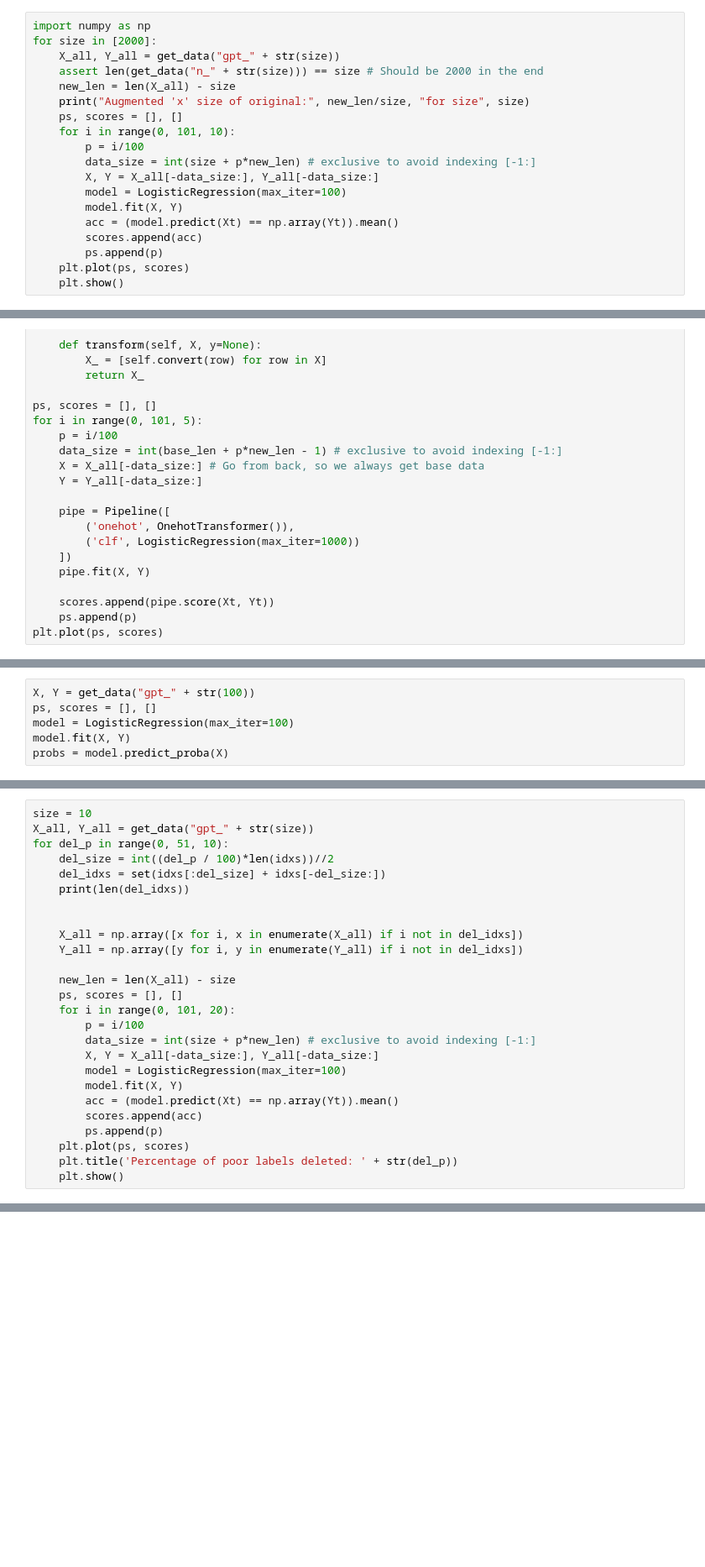
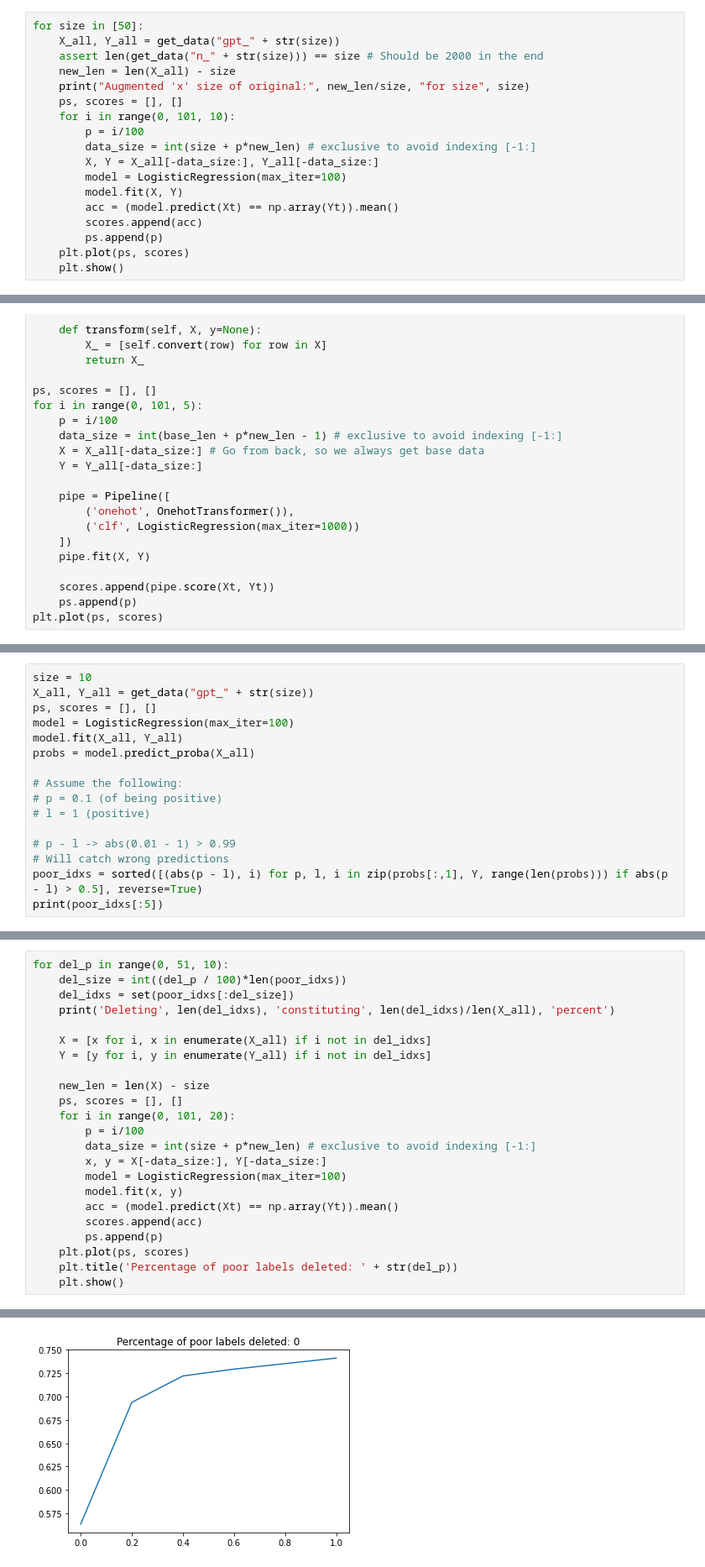
Before and after one commit to Ispanicus/GPTAugmentation, a Jupyter notebook: temp.ipynb, the cells around one changed output, grey strips where cells are left out. Shown at 84% size. Saved outputs shown, nothing was run; the diff lists cells and outputs as text; blank space fills up the shorter version.

```diff
--- a/temp.ipynb
+++ b/temp.ipynb
@@ -12,6 +14,5 @@ Xt, Yt = get_data("dev")
 # %%
-import numpy as np
-for size in [2000]:
+for size in [50]:
     X_all, Y_all = get_data("gpt_" + str(size))
     assert len(get_data("n_" + str(size))) == size # Should be 2000 in the end
     new_len = len(X_all) - size
@@ -102,6 +118,16 @@ get_data("gpt_100")
 # %%
-X, Y = get_data("gpt_" + str(100))
+size = 10
+X_all, Y_all = get_data("gpt_" + str(size))
 ps, scores = [], []
 model = LogisticRegression(max_iter=100)
-model.fit(X, Y)
-probs = model.predict_proba(X)
+model.fit(X_all, Y_all)
+probs = model.predict_proba(X_all)
+
+# Assume the following:
+# p = 0.1 (of being positive)
+# l = 1 (positive)
+
+# p - l -> abs(0.01 - 1) > 0.99
+# Will catch wrong predictions
+poor_idxs = sorted([(abs(p - l), i) for p, l, i in zip(probs[:,1], Y, range(len(probs))) if abs(p - l) > 0.5], reverse=True)
+print(poor_idxs[:5])
@@ -116,26 +143,24 @@ idxs = sorted((p, i) for p, l, i in zip(probs[:,1], Y, range(len(probs))) if abs
 # %%
-size = 10
-X_all, Y_all = get_data("gpt_" + str(size))
 for del_p in range(0, 51, 10):
-    del_size = int((del_p / 100)*len(idxs))//2
-    del_idxs = set(idxs[:del_size] + idxs[-del_size:])
-    print(len(del_idxs))
+    del_size = int((del_p / 100)*len(poor_idxs))
+    del_idxs = set(poor_idxs[:del_size])
+    print('Deleting', len(del_idxs), 'constituting', len(del_idxs)/len(X_all), 'percent')
 
+    X = [x for i, x in enumerate(X_all) if i not in del_idxs]
+    Y = [y for i, y in enumerate(Y_all) if i not in del_idxs]
 
-    X_all = np.array([x for i, x in enumerate(X_all) if i not in del_idxs])
-    Y_all = np.array([y for i, y in enumerate(Y_all) if i not in del_idxs])
-
-    new_len = len(X_all) - size
+    new_len = len(X) - size
     ps, scores = [], []
     for i in range(0, 101, 20):
         p = i/100
         data_size = int(size + p*new_len) # exclusive to avoid indexing [-1:]
-        X, Y = X_all[-data_size:], Y_all[-data_size:]
+        x, y = X[-data_size:], Y[-data_size:]
         model = LogisticRegression(max_iter=100)
-        model.fit(X, Y)
+        model.fit(x, y)
         acc = (model.predict(Xt) == np.array(Yt)).mean()
         scores.append(acc)
         ps.append(p)
     plt.plot(ps, scores)
     plt.title('Percentage of poor labels deleted: ' + str(del_p))
     plt.show()
+# %% [output]
@@ -141,0 +185 @@ for del_p in range(0, 51, 10):
+[figure, added]
```
Also changed, not shown: parts of 8 cells of this notebook, 1 other file.
